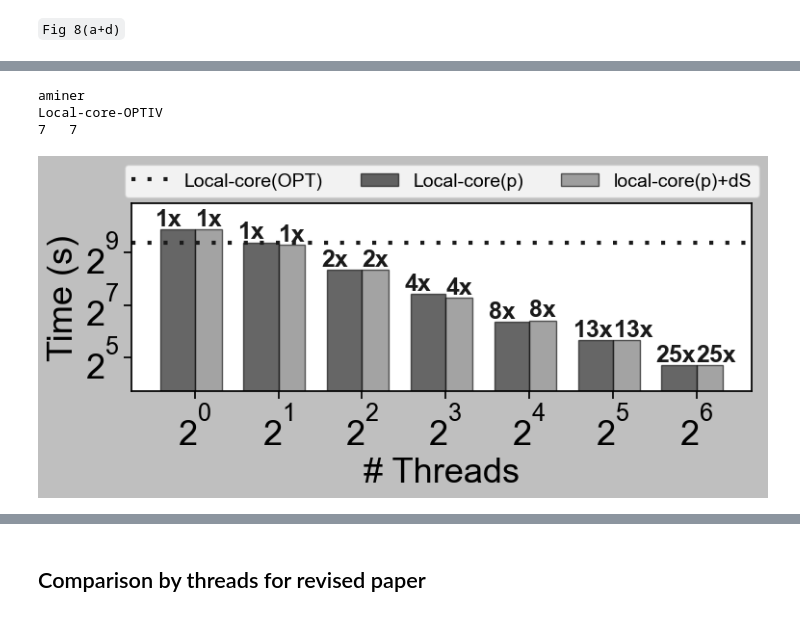
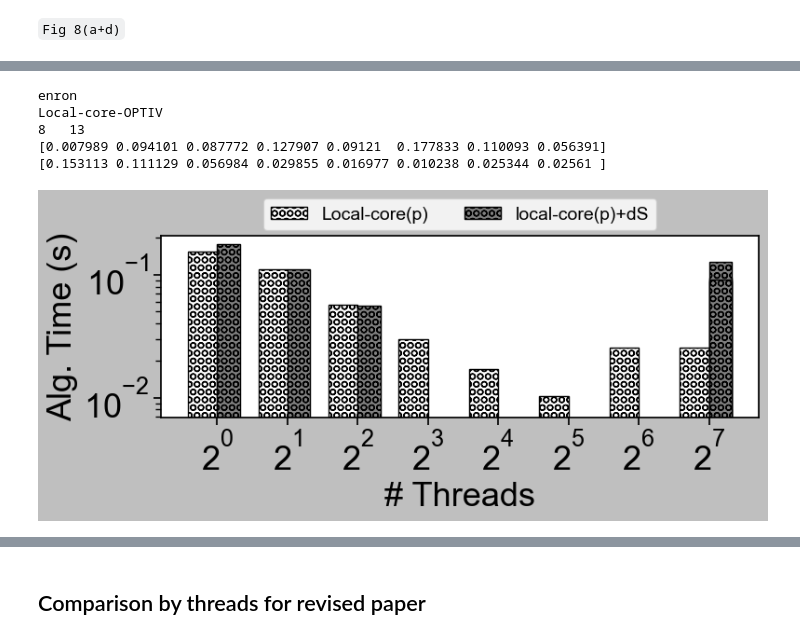
Before and after one commit to toggled/vldbsubmission, a Jupyter notebook: notebooks/plots(woInit).ipynb, the cells around one changed output, grey strips where cells are left out. Saved outputs shown, nothing was run; the diff lists cells and outputs as text; code cells hidden in the pictures.

```diff
--- a/notebooks/plots(woInit).ipynb
+++ b/notebooks/plots(woInit).ipynb
@@ -1466,9 +1080,9 @@ good_name_algo = {
 # %%
 df1 = pd.read_csv(output_folder+"results.csv", header = None)
 df1.columns = ['algo', 'dataset', 'execution time','init time', "num_threads", "total iteration"]
-df2 = pd.read_csv(parallel_outfolder+"results.csv", header = None)
+df2 = pd.read_csv(parallel_outfolder+"inresults.csv", header = None)
 df2.columns = ['algo', 'dataset', 'execution time', 'init time', "num_threads", "total iteration"]
 df = pd.concat([df1,df2])
-df3 = pd.read_csv('../par_src/withoutompdyn/results.csv', header = None)
-df3.columns = ['algo', 'dataset', 'execution time', 'init time', "num_threads", "total iteration"]
-df.head()
+# df3 = pd.read_csv(parallel_outfolder+"inresults.csv", header = None)
+# df3.columns = ['algo', 'dataset', 'execution time', 'init time', "num_threads", "total iteration"]
+# df.tail(10)
@@ -1624,18 +1264,19 @@ parallel_time_aminer
 # %%
 df1 = pd.read_csv(output_folder+"results.csv", header = None)
 df1.columns = ['algo', 'dataset', 'execution time','init time', "num_threads", "total iteration"]
-df2 = pd.read_csv('../par_src/withoutompdyn/results.csv', header = None)
+df2 = pd.read_csv('../output/parout/inresults.csv', header = None)
 df2.columns = ['algo', 'dataset', 'execution time', 'init time', "num_threads", "total iteration"]
-df = pd.concat([df1,df2])
-df = df[df.num_threads<128]
+# df = pd.concat([df1,df2])
+df = df2
+# df = df[df.num_threads<128]
 # df.head()
 print(len(df))
 
-df3 = pd.read_csv(parallel_outfolder+"results.csv", header = None)
+df3 = pd.read_csv("../output/parout/inresults_dy.csv", header = None)
 df3.columns = ['algo', 'dataset', 'execution time', 'init time', "num_threads", "total iteration"]
 df4 = df3.copy()
 df4.algo = 'Local(P)+dS'
-df4 = df4[df4.num_threads<128]
+# df4 = df4[df4.num_threads<128]
 # print(df4.tail())
 # print('----')
 df_tmp = df1[df1.algo=='Local-core-OPTIV']
@@ -1663,7 +1304,7 @@ group_list = ['dataset']
 # include_datasets = ['pref','congress','dblp','gowalla','weeplaces']
 # include_datasets = ['bin_2','bin_5','contact','enron', 'congress']
 # include_datasets = ['congress','dblp', 'aminer', 'gowalla','pref']
-include_datasets = ['pref','congress','dblp', 'aminer']
+include_datasets = ['dblp', 'aminer', 'pref', 'enron', 'congress']
 # include_datasets = ['gowalla']
 # columns = ['execution time']
 
@@ -1692,7 +1333,9 @@ y_axis = 'execution time'
 
 
 # print(df4)
-thread_lim = 7
+thread_lim = 8
+ax = None
+ax1 = None
 for dp in include_datasets:
     print(dp)
     for i,alg in enumerate(reference_algs):
@@ -1717,22 +1360,24 @@ for dp in include_datasets:
         # graph = sns.scatterplot(x='num_threads', y=y_axis, hue='algo', data=working_df2, palette='colorblind')
         # sns.lineplot(x='num_threads', y=y_axis, hue='algo', data=working_df2, palette='colorblind', marker = markers[i], label = alg)
         # plt.plot(working_df2['num_threads'][:thread_lim], working_df2[y_axis][:thread_lim],marker = markers[i], label = good_name_algo[alg],color = 'k')
-        w = working_df11['num_threads'][:thread_lim]/4
-        w2 = working_df22['num_threads'][:thread_lim]/4
+        w = working_df11['num_threads'][:thread_lim].values
+        w2 = working_df22['num_threads'][:thread_lim].values
         # print(w,w2)
-        plt.bar(x = working_df11['num_threads'][:thread_lim] - w/2, height = working_df11[y_axis][:thread_lim], width = w,\
-                alpha = 0.6, label = 'Local-core(p)')
-        plt.bar(x = working_df22['num_threads'][:thread_lim] + w/2, height = working_df22[y_axis][:thread_lim], width = w2, \
-                alpha = 0.6, label = 'local-core(p)+dS')
-        for i,v in enumerate(working_df11['num_threads'][:thread_lim]):
-            speedup = "{:.0f}x".format(ref_mean/ working_df11[y_axis][:thread_lim].values[i])
-            speedup2 = "{:.0f}x".format(ref_mean/ working_df22[y_axis][:thread_lim].values[i])
-            # print(working_df2[y_axis][:thread_lim].values[i], speedup)
-            plt.text(v-working_df11['num_threads'][:thread_lim].values[i]/3.5, working_df11[y_axis][:thread_lim].values[i]*1.1,str(speedup) , \
-                     color='k', fontweight='bold',fontsize = fontsize-10)
-            plt.text(v, working_df22[y_axis][:thread_lim].values[i]*1.1, str(speedup2) , \
-                     color='k', fontweight='bold',fontsize = fontsize-10)
-
+        print(working_df22[y_axis][:thread_lim].values)
+        print(working_df11[y_axis][:thread_lim].values)
+        ax = plt.bar(x = working_df11['num_threads'][:thread_lim] - w/8, height = working_df11[y_axis][:thread_lim].values, width = w/4,\
+                            label = 'Local-core(p)')
+        ax1 = plt.bar(x = working_df22['num_threads'][:thread_lim] + w2/8, height = working_df22[y_axis][:thread_lim].values, width = w2/4,\
+                            label = 'local-core(p)+dS')
+        # for i,v in enumerate(working_df11['num_threads'][:thread_lim]):
+        #     speedup = "{:.0f}x".format(ref_mean/ working_df11[y_axis][:thread_lim].values[i])
+        #     speedup2 = "{:.0f}x".format(ref_mean/ working_df22[y_axis][:thread_lim].values[i])
+        #     # print(working_df2[y_axis][:thread_lim].values[i], speedup)
+        #     plt.text(v-working_df11['num_threads'][:thread_lim].values[i]/3.5, working_df11[y_axis][:thread_lim].values[i]*1.1,str(speedup), \
+        #              color='k', fontweight='bold',fontsize = fontsize-10)
+        #     plt.text(v, working_df22[y_axis][:thread_lim].values[i]*1.1, str(speedup2), \
+        #              color='k', fontweight='bold',fontsize = fontsize-10)
+        #     print(speedup,' ',speedup2)
 
 
         # plt.xticks(working_df2['num_threads'])
@@ -1740,16 +1385,23 @@ for dp in include_datasets:
         # if i==0:
         # print(working_df2[y_axis])
         # print(working_df2['num_threads'])
-        plt.axhline(ref_mean,color = 'k',linestyle = '--',dashes=(1, 3), label = good_name_algo[alg],linewidth = 3)
+        # plt.axhline(ref_mean,color = 'k',linestyle = '--',dashes=(1, 3), label = good_name_algo[alg],linewidth = 3)
         plt.xlabel('# Threads', fontsize=fontsize-2)
         # plt.ylabel("Speedup", fontsize=fontsize)
-        plt.ylabel('Time (s)', fontsize=fontsize-2)
-        plt.yscale("log", base = 2)
+        plt.ylabel('Alg. Time (s)', fontsize=fontsize-2)
+        plt.yscale("log", base = 10)
         plt.xscale("log", base=2)
         plt.xticks(fontsize=fontsize-2)
         plt.yticks(fontsize=fontsize-2)
-        plt.ylim(np.min(working_df22[y_axis][:thread_lim].values)/2, np.max(working_df22[y_axis][:thread_lim].values)*2)
+
+        # plt.ylim(np.min(working_df22[y_axis][:thread_lim].values)/2, np.max(working_df22[y_axis][:thread_lim].values)*2)
         # plt.title(dp)
+    for i,thisbar in enumerate(ax.patches):
+        thisbar.set_hatch(hatch_dict['LocalP(B+CSR)2'])
+        thisbar.set_facecolor('w')
+    for i,thisbar in enumerate(ax1.patches):
+        thisbar.set_hatch(hatch_dict['LocalP(B+CSR)2'])
+        thisbar.set_facecolor('gray')
     # plt.legend(loc = 'upper right', fontsize=labelsize-2)
     plt.legend(loc='upper center', bbox_to_anchor=(0., 1.15, 1., .102), ncol=3, fontsize = labelsize-6)
     # plt.ylim(np.min(working_df2[y_axis][:thread_lim].values)/2, np.max(working_df2[y_axis][:thread_lim].values)*1.5)
@@ -1811,4 +1473,6 @@ Local-core-OPTIV
-aminer
+enron
 Local-core-OPTIV
-7   7
+8   13
+[0.007989 0.094101 0.087772 0.127907 0.09121  0.177833 0.110093 0.056391]
+[0.153113 0.111129 0.056984 0.029855 0.016977 0.010238 0.025344 0.02561 ]
-[figure, old version]
+[figure, new version]
```
Also changed, not shown: parts of 25 cells of this notebook, 25 other files.
